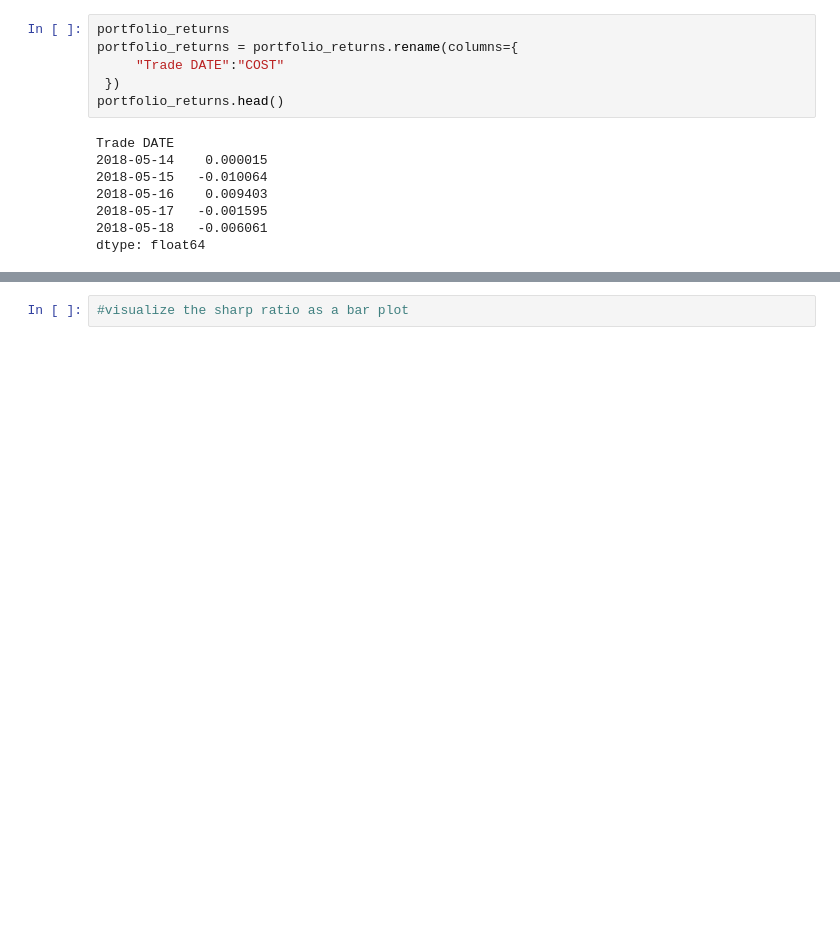
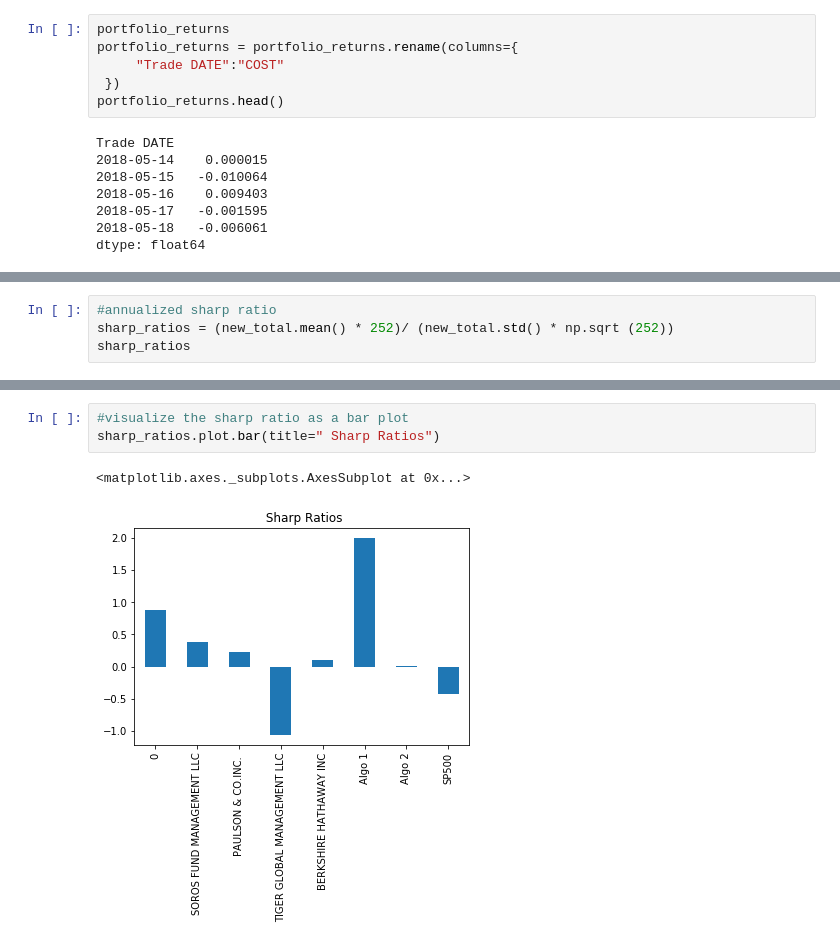
Before and after one commit to Rcantu/fintech, a Jupyter notebook: hw/03-Python_and_Pandas/HW3.ipynb, the cells around one changed output, grey strips where cells are left out. Cells and saved outputs as stored; diff of their text form; blank space fills up the shorter version.

```diff
--- a/hw/03-Python_and_Pandas/HW3.ipynb
+++ b/hw/03-Python_and_Pandas/HW3.ipynb
@@ -467,0 +498,4 @@ Joined_portfolio.head()
+# %%
+#annualized sharp ratio
+sharp_ratios = (new_total.mean() * 252)/ (new_total.std() * np.sqrt (252))
+sharp_ratios
@@ -468,4 +512,8 @@ Joined_portfolio.head()
 # %%
 #visualize the sharp ratio as a bar plot
+sharp_ratios.plot.bar(title=" Sharp Ratios")
+# %% [output]
+<matplotlib.axes._subplots.AxesSubplot at 0x...>
+[figure, added]
 # %%
 # include correlation analysis to determine which stocks (if any) are correlated
```
Also changed, not shown: parts of 10 cells of this notebook.
